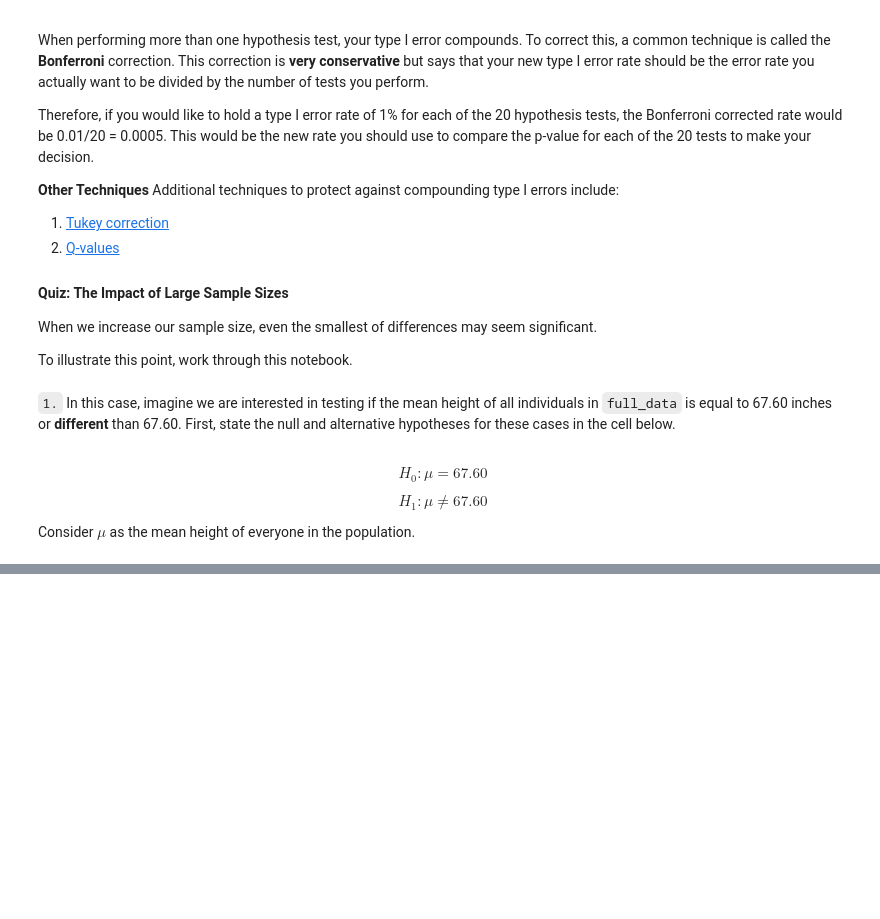
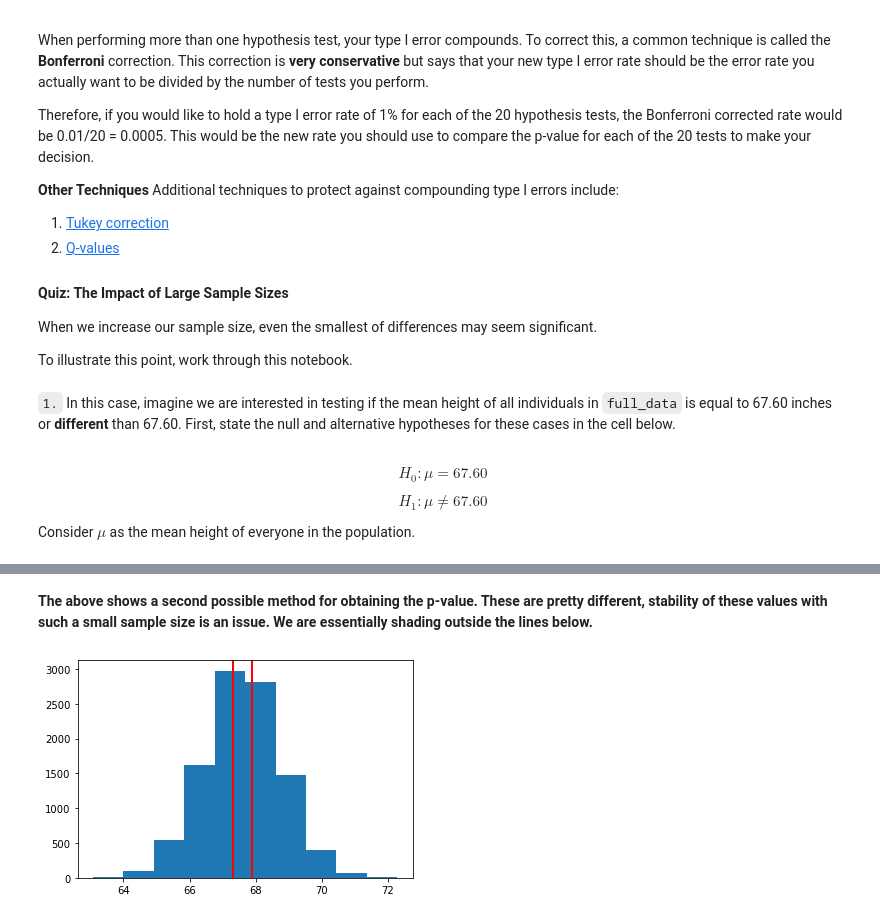
Before and after one commit to tharcyla/practical-statistics, a Jupyter notebook: 12_Hypothesis-Testing.ipynb, the cells around one changed output, grey strips where cells are left out. Saved outputs shown, nothing was run; the diff lists cells and outputs as text; code cells hidden in the pictures; blank space fills up the shorter version.

```diff
--- a/12_Hypothesis-Testing.ipynb
+++ b/12_Hypothesis-Testing.ipynb
@@ -739,0 +773,11 @@ np.std(means)
+# %% [markdown]
+**The above shows a second possible method for obtaining the p-value.  These are pretty different, stability of these values with such a small sample size is an issue. We are essentially shading outside the lines below.**
+# %%
+upper_bound = obs_mean
+lower_bound = null_mean - (obs_mean - null_mean)
+
+plt.hist(null_vals_5)
+plt.axvline(lower_bound, color='r', linewidth=2) # where our sample mean falls on null dist
+plt.axvline(upper_bound, color='r', linewidth=2); # where our sample mean falls on null dist
+# %% [output]
+[figure, added]
```
Also changed, not shown: parts of 44 cells of this notebook.
